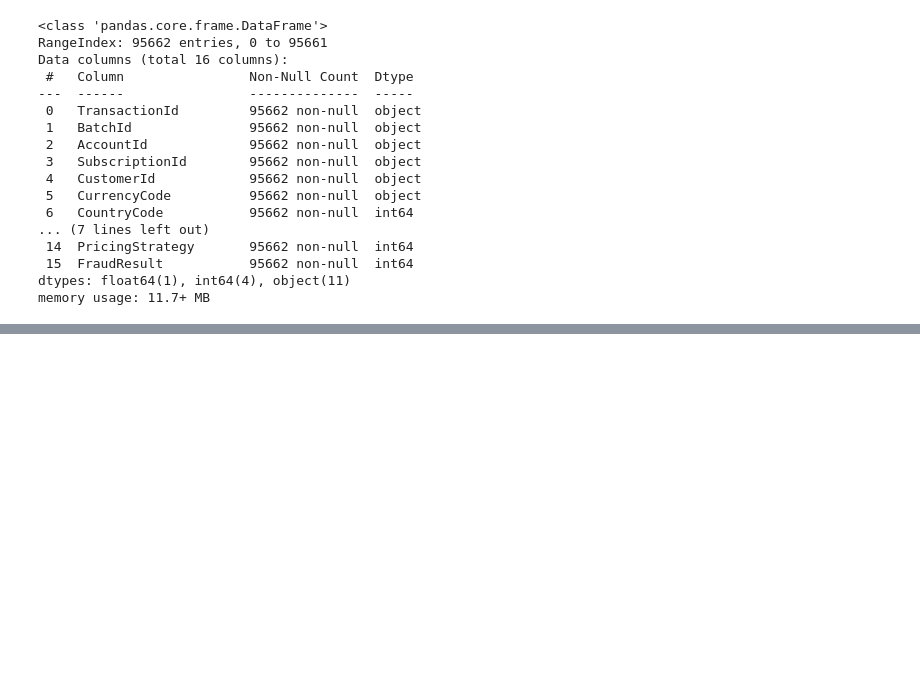
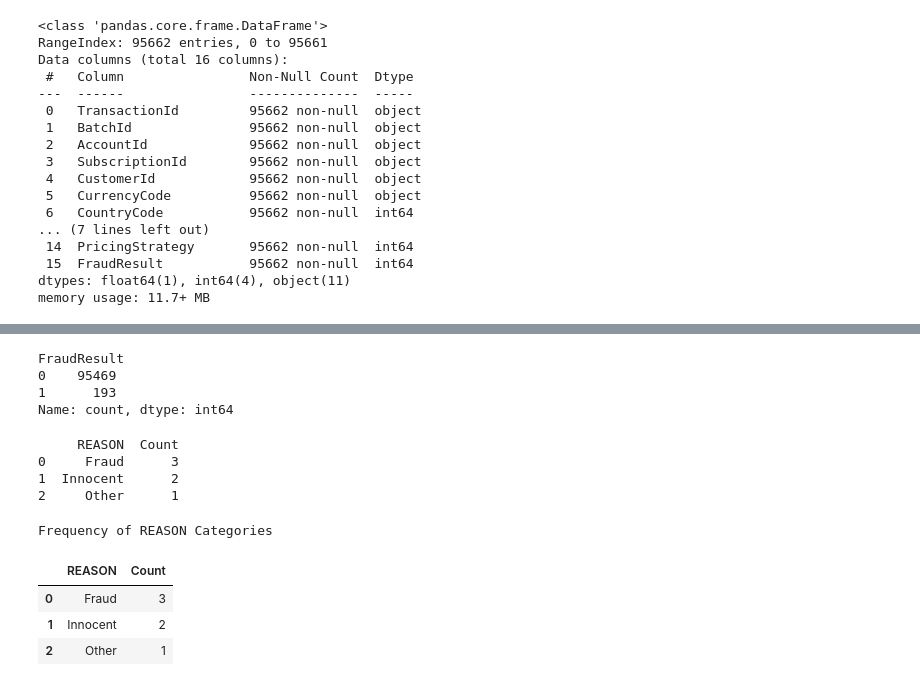
Before and after one commit to gashawgedef/KAIM-W6-Bati-Bank-Creadit-Scoring-Model, a Jupyter notebook: notebooks/bati_bank_analysis.ipynb, the cells around one changed output, grey strips where cells are left out. Cells and saved outputs as stored; diff of their text form; code cells hidden in the pictures; blank space fills up the shorter version.

```diff
--- a/notebooks/bati_bank_analysis.ipynb
+++ b/notebooks/bati_bank_analysis.ipynb
@@ -102,0 +141,3 @@ memory usage: 11.7+ MB
+# %%
+# display column limita
+pd.set_option('display.max_columns',500)
@@ -102,0 +252,41 @@ memory usage: 11.7+ MB
+# %%
+# Calculate frequency of 'FraudResult' column
+result = df['FraudResult'].value_counts()
+print(result)
+# %% [output]
+FraudResult
+0    95469
+1      193
+Name: count, dtype: int64
+# %%
+import pandas as pd
+
+# Sample DataFrame for demonstration
+data = {
+    'REASON': ['Fraud', 'Innocent', 'Fraud', 'Innocent', 'Fraud', 'Other']
+}
+df = pd.DataFrame(data)
+
+# Calculate frequency of categories in 'REASON' column
+freq_table = df['REASON'].value_counts()
+
+# Convert the Series to a DataFrame
+freq_df = freq_table.reset_index()
+freq_df.columns = ['REASON', 'Count']
+
+# Print the unstyled result
+print(freq_df)
+
+# Style the DataFrame for better display
+styled_freq_table = freq_df.style.set_table_attributes("style='display:inline'").set_caption("Frequency of REASON Categories")
+styled_freq_table
+# %% [output]
+     REASON  Count
+0     Fraud      3
+1  Innocent      2
+2     Other      1
+Frequency of REASON Categories
+|  | REASON | Count |
+| 0 | Fraud | 3 |
+| 1 | Innocent | 2 |
+| 2 | Other | 1 |
```
Also changed, not shown: parts of 20 cells of this notebook.
